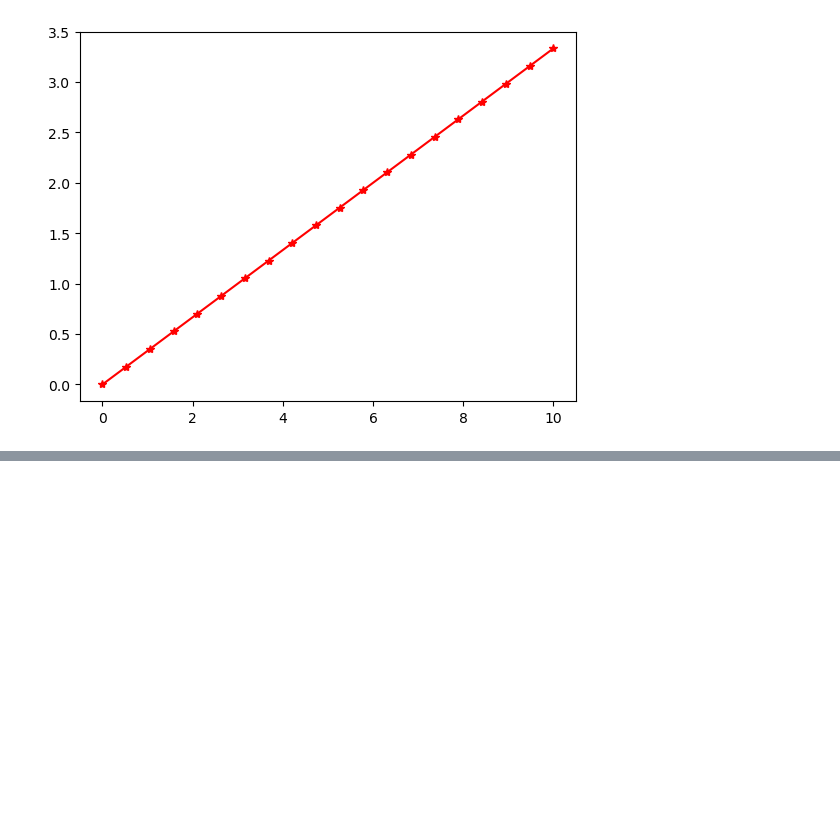
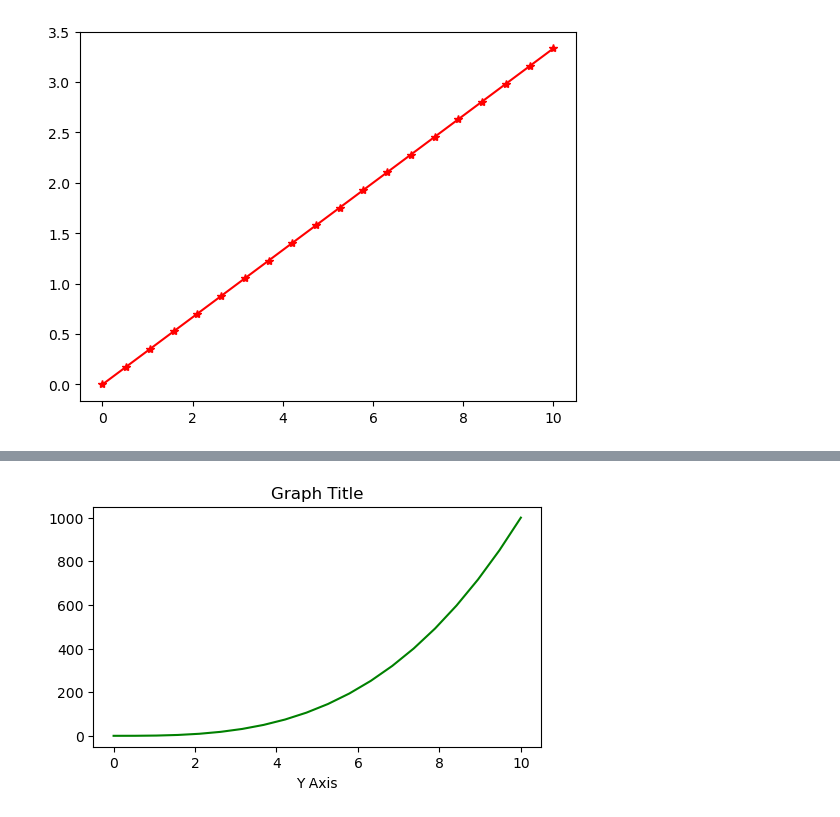
Before and after one commit to fatihsavaskurt/Python-Handbook, a Jupyter notebook: matplotlib.ipynb, the cells around one changed output, grey strips where cells are left out. Cells and saved outputs as stored; diff of their text form; code cells hidden in the pictures; blank space fills up the shorter version.

```diff
--- a/matplotlib.ipynb
+++ b/matplotlib.ipynb
@@ -64,0 +73,10 @@ plt.show()
+# %%
+my_figure = plt.figure()
+figure_axes = my_figure.add_axes([0.1,0.1,0.7,0.5])
+figure_axes.plot(numpy_arr1, numpy_arr2, "g")
+figure_axes.set_xlabel("X Axis")
+figure_axes.set_xlabel("Y Axis")
+figure_axes.set_title("Graph Title")
+plt.show()
+# %% [output]
+[figure, added]
```
Also changed, not shown: parts of 3 cells of this notebook, 2 other files.
